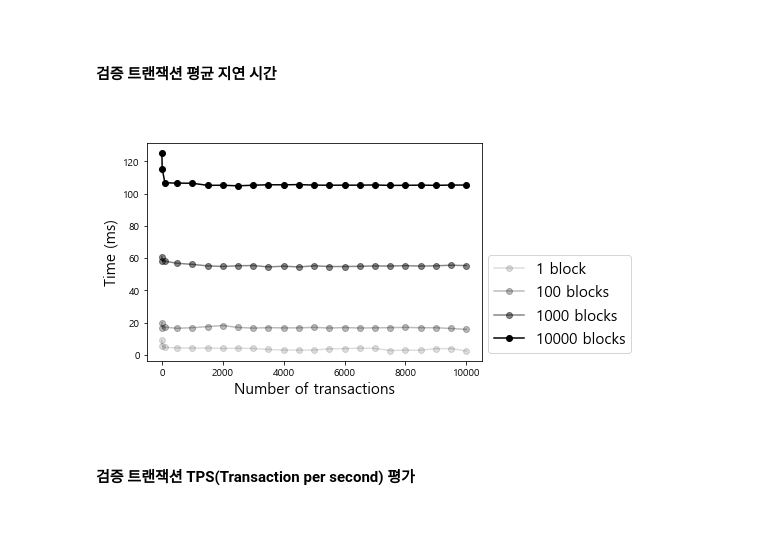
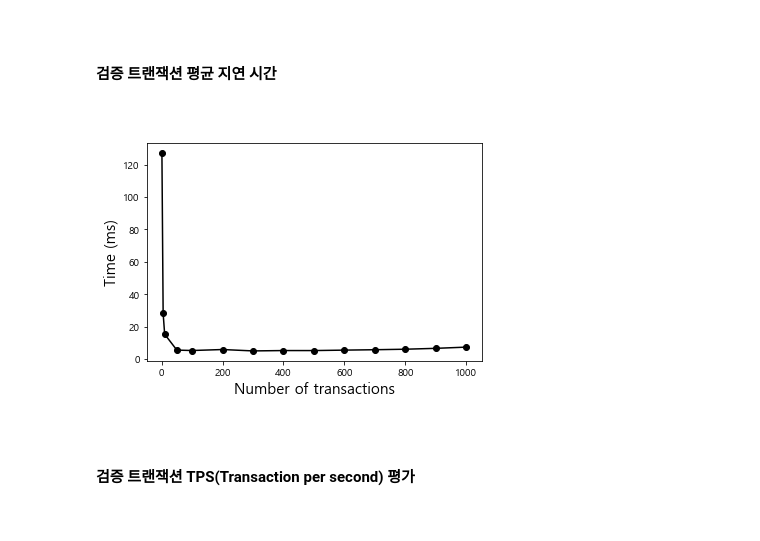
Before and after one commit to KiHyeon-Hong/Access_control_blockchain_network_paper, a Jupyter notebook: view/Access_control_blockchain.ipynb, the cells around one changed output. Drawn from its saved outputs; the diff is of its cells as text; code cells hidden in the pictures.

```diff
--- a/view/Access_control_blockchain.ipynb
+++ b/view/Access_control_blockchain.ipynb
@@ -131,23 +141,17 @@ verification_10000_avg = []
-# %%
-for i in range(len(verification_1)):
-    verification_1_avg.append(verification_1.iloc[i].Time / verification_1.iloc[i].NumOfTransaction)
-    verification_100_avg.append(verification_100.iloc[i].Time / verification_100.iloc[i].NumOfTransaction)
-    verification_1000_avg.append(verification_1000.iloc[i].Time / verification_1000.iloc[i].NumOfTransaction)
-    verification_10000_avg.append(verification_10000.iloc[i].Time / verification_10000.iloc[i].NumOfTransaction)
-# %%
-plt.plot(verification_1['NumOfTransaction'], verification_1_avg, color='#00000022', marker='o', label='1 block')
-plt.plot(verification_100['NumOfTransaction'], verification_100_avg, color='#00000044', marker='o', label='100 blocks')
-plt.plot(verification_1000['NumOfTransaction'], verification_1000_avg, color='#00000077', marker='o', label='1000 blocks')
-plt.plot(verification_10000['NumOfTransaction'], verification_10000_avg, color='#000000FF', marker='o', label='10000 blocks')
-
-plt.xlabel('Number of transactions')
-plt.ylabel('Time (ms)')
-
-plt.legend(loc='lower right', fontsize=15, bbox_to_anchor=(1.47, 0))
-
-plt.show()
-# %% [output]
-[figure, removed]
+# %%
+verification_avg = []
+# %%
+for i in range(len(verification)):
+    verification_avg.append(verification.iloc[i].Time / verification.iloc[i].NumOfTransaction)
+# %%
+plt.plot(verification['NumOfTransaction'], verification_avg, color='#000000FF', marker='o')
+
+plt.xlabel('Number of transactions')
+plt.ylabel('Time (ms)')
+
+plt.show()
+# %% [output]
+[figure, added]
 # %% [markdown]
 <br>
 <h4>검증 트랜잭션 TPS(Transaction per second) 평가</h4>
```
Also changed, not shown: parts of 17 cells of this notebook, 3 other files.
